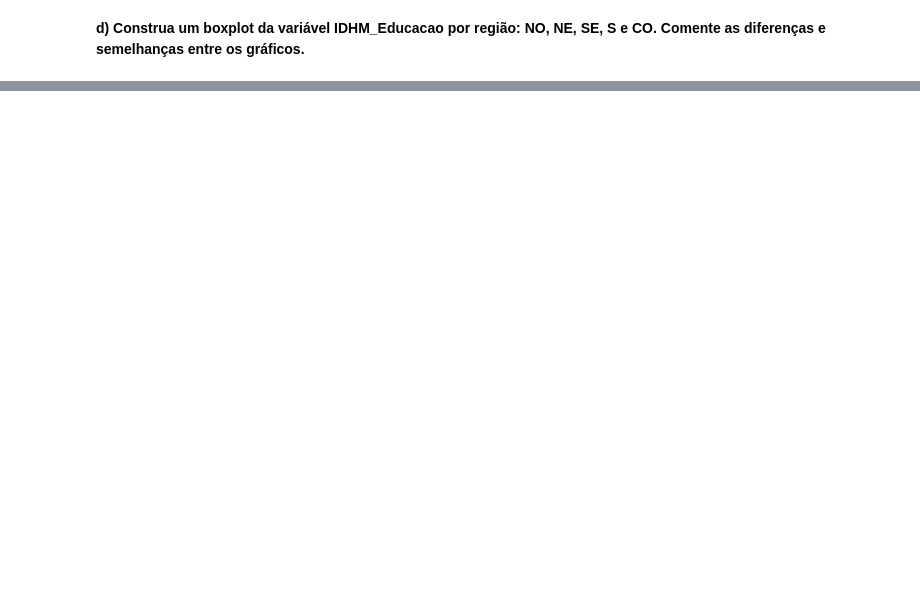
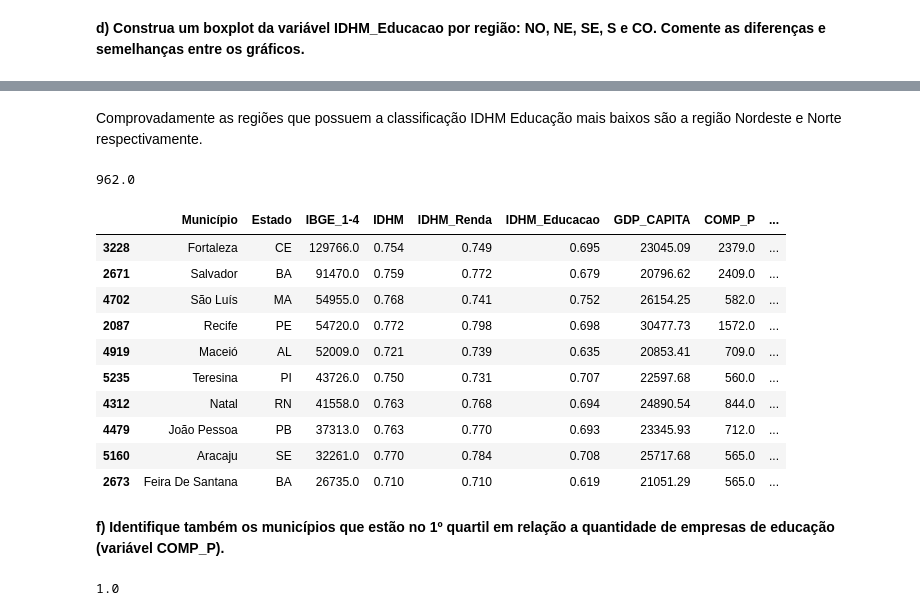
Before and after one commit to ricardo-paganini/Analytics-IDHMBrasil, a Jupyter notebook: Analytics-IDHM.ipynb, the cells around one changed output, grey strips where cells are left out. Drawn from its saved outputs; the diff is of its cells as text; code cells hidden in the pictures; blank space fills up the shorter version.

```diff
--- a/Analytics-IDHM.ipynb
+++ b/Analytics-IDHM.ipynb
@@ -444,0 +328,37 @@ df_idhm_regiao.groupby(by=['Região','Classificação_IDHM']).count()
+# %% [markdown]
+Comprovadamente as regiões que possuem a classificação IDHM Educação mais baixos são a região Nordeste e Norte respectivamente.
+# %%
+# Criando um dataframe somente com a região Nordeste
+
+df_idhm_nordeste = df_idhm_edu.loc[df_idhm_edu['Região'] == 'Nordeste']
+# %%
+# Determinando o valor do 3° quartil
+
+df_idhm_nordeste['IBGE_1-4'].quantile(q=.75)
+# %% [output]
+962.0
+# %%
+# Exibindo os 10 primeiro municípios com o índice IBGE_1-4 acima do terceiro quartil.
+
+df_acima_3q = df_idhm_nordeste.loc[df_idhm_nordeste['IBGE_1-4'] > 962.0]
+df_acima_3q.sort_values(by='IBGE_1-4', ascending=False).head(10)
+# %% [output]
+|  | Município | Estado | IBGE_1-4 | IDHM | IDHM_Renda | IDHM_Educacao | GDP_CAPITA | COMP_P | ... |
+| 3228 | Fortaleza | CE | 129766.0 | 0.754 | 0.749 | 0.695 | 23045.09 | 2379.0 | ... |
+| 2671 | Salvador | BA | 91470.0 | 0.759 | 0.772 | 0.679 | 20796.62 | 2409.0 | ... |
+| 4702 | São Luís | MA | 54955.0 | 0.768 | 0.741 | 0.752 | 26154.25 | 582.0 | ... |
+| 2087 | Recife | PE | 54720.0 | 0.772 | 0.798 | 0.698 | 30477.73 | 1572.0 | ... |
+| 4919 | Maceió | AL | 52009.0 | 0.721 | 0.739 | 0.635 | 20853.41 | 709.0 | ... |
+| 5235 | Teresina | PI | 43726.0 | 0.750 | 0.731 | 0.707 | 22597.68 | 560.0 | ... |
+| 4312 | Natal | RN | 41558.0 | 0.763 | 0.768 | 0.694 | 24890.54 | 844.0 | ... |
+| 4479 | João Pessoa | PB | 37313.0 | 0.763 | 0.770 | 0.693 | 23345.93 | 712.0 | ... |
+| 5160 | Aracaju | SE | 32261.0 | 0.770 | 0.784 | 0.708 | 25717.68 | 565.0 | ... |
+| 2673 | Feira De Santana | BA | 26735.0 | 0.710 | 0.710 | 0.619 | 21051.29 | 565.0 | ... |
+# %% [markdown]
+**f) Identifique também os municípios que estão no 1º quartil em relação a quantidade de empresas de educação (variável COMP_P).**
+# %%
+# Determinando o valor do 1° quartil
+
+df_idhm_nordeste['COMP_P'].quantile(q=.25)
+# %% [output]
+1.0
```
Also changed, not shown: parts of 31 cells of this notebook.
